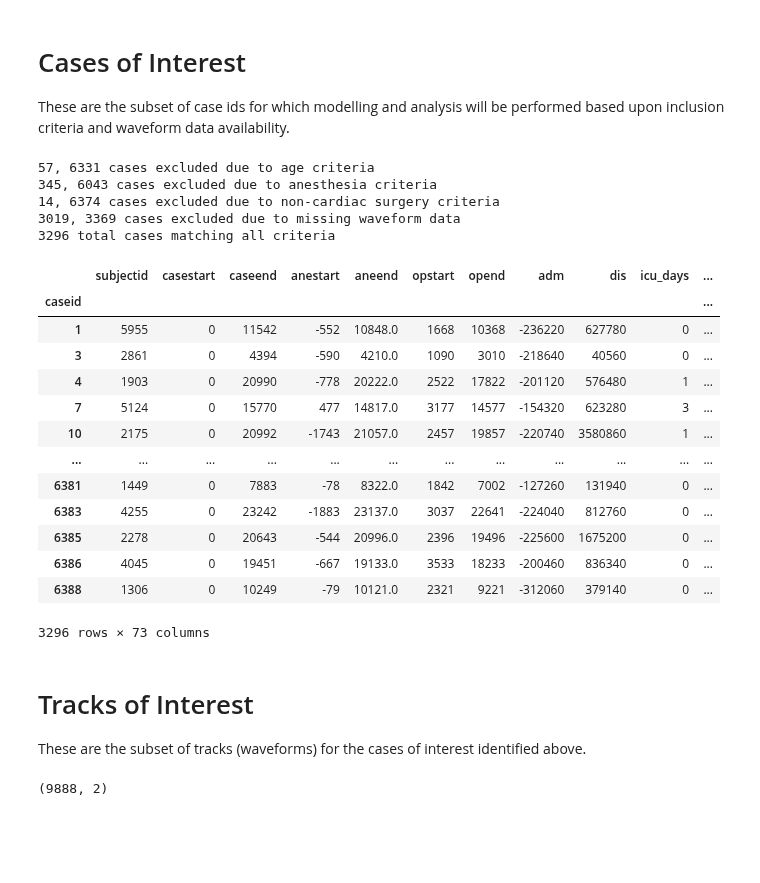
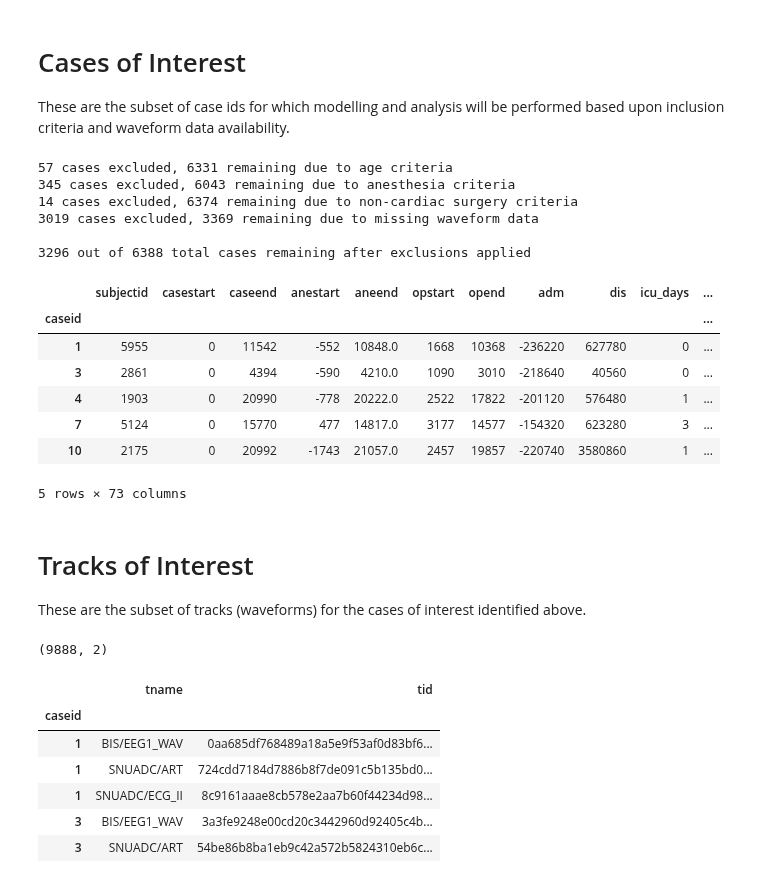
Before and after one commit to abarrie2/cs598-dlh-project, a Jupyter notebook: shaun.ipynb, the cells around one changed output. Cells and saved outputs as stored; diff of their text form; code cells hidden in the pictures; blank space fills up the shorter version.

```diff
--- a/shaun.ipynb
+++ b/shaun.ipynb
@@ -66,3 +70,21 @@ def vitaldb_dataframe_loader(dataset_name):
+# %%
+# Returns the Pandas DataFrame for the specified dataset.
+#   One of 'cases', 'labs', or 'trks'
+# If the file exists locally, create and return the DataFrame.
+# Else, download and cache the csv first, then return the DataFrame.
+def vitaldb_dataframe_loader(dataset_name):
+    if dataset_name not in ['cases', 'labs', 'trks']:
+        raise ValueError(f'Invalid dataset name: {dataset_name}')
+    file_path = f'{VITALDB_CACHE}/{VITAL_METADATA}/{dataset_name}.csv'
+    if os.path.isfile(file_path):
+        print(f'{dataset_name}.csv exists locally.')
+        df = pd.read_csv(file_path)
+        return df
+    else:
+        print(f'downloading {dataset_name} and storing in the local cache for future reuse.')
+        df = pd.read_csv(f'https://api.vitaldb.net/{dataset_name}')
+        df.to_csv(file_path, index=False)
+        return df
 # %% [markdown]
 # Cases
 # %%
@@ -205,24 +228,24 @@ These are the subset of case ids for which modelling and analysis will be perfor
 
 # adult
 inclusion_1 = cases.loc[cases['age'] >= 18].index
-print(f'{len(cases)-len(inclusion_1)}, {len(inclusion_1)} cases excluded due to age criteria')
+print(f'{len(cases)-len(inclusion_1)} cases excluded, {len(inclusion_1)} remaining due to age criteria')
 
 # general anesthesia
 inclusion_2 = cases.loc[cases['ane_type'] == 'General'].index
-print(f'{len(cases)-len(inclusion_2)}, {len(inclusion_2)} cases excluded due to anesthesia criteria')
+print(f'{len(cases)-len(inclusion_2)} cases excluded, {len(inclusion_2)} remaining due to anesthesia criteria')
 
 # non-cardiac surgery
 inclusion_3 = cases.loc[
     ~cases['opname'].str.contains("cardiac", case=False)
     & ~cases['opname'].str.contains("aneurysmal", case=False)
 ].index
-print(f'{len(cases)-len(inclusion_3)}, {len(inclusion_3)} cases excluded due to non-cardiac surgery criteria')
+print(f'{len(cases)-len(inclusion_3)} cases excluded, {len(inclusion_3)} remaining due to non-cardiac surgery criteria')
 
 # ABP, ECG, EEG waveforms
-track_names = ['SNUADC/ART', 'SNUADC/ECG_II', 'BIS/EEG1_WAV']
-inclusion_4 = trks.loc[trks['tname'].isin(track_names)].index.value_counts()
-inclusion_4 = inclusion_4[inclusion_4 == len(track_names)].index
-print(f'{len(cases)-len(inclusion_4)}, {len(inclusion_4)} cases excluded due to missing waveform data')
+TRACK_NAMES = ['SNUADC/ART', 'SNUADC/ECG_II', 'BIS/EEG1_WAV']
+inclusion_4 = trks.loc[trks['tname'].isin(TRACK_NAMES)].index.value_counts()
+inclusion_4 = inclusion_4[inclusion_4 == len(TRACK_NAMES)].index
+print(f'{len(cases)-len(inclusion_4)} cases excluded, {len(inclusion_4)} remaining due to missing waveform data')
 
 cases_of_interest_idx = inclusion_1 \
     .intersection(inclusion_2) \
@@ -231,32 +254,28 @@ cases_of_interest_idx = inclusion_1 \
 
 cases_of_interest = cases.loc[cases_of_interest_idx]
 
-print(f'{cases_of_interest_idx.shape[0]} total cases matching all criteria')
+print()
+print(f'{cases_of_interest_idx.shape[0]} out of {cases.shape[0]} total cases remaining after exclusions applied')
 # %% [output]
-57, 6331 cases excluded due to age criteria
-345, 6043 cases excluded due to anesthesia criteria
-14, 6374 cases excluded due to non-cardiac surgery criteria
-3019, 3369 cases excluded due to missing waveform data
-3296 total cases matching all criteria
+57 cases excluded, 6331 remaining due to age criteria
+345 cases excluded, 6043 remaining due to anesthesia criteria
+14 cases excluded, 6374 remaining due to non-cardiac surgery criteria
+3019 cases excluded, 3369 remaining due to missing waveform data
+
+3296 out of 6388 total cases remaining after exclusions applied
 # %%
-cases_of_interest
+cases_of_interest.head(n=5)
 # %% [output]
 |  | subjectid | casestart | caseend | anestart | aneend | opstart | opend | adm | dis | icu_days | ... |
 | caseid |  |  |  |  |  |  |  |  |  |  | ... |
 | 1 | 5955 | 0 | 11542 | -552 | 10848.0 | 1668 | 10368 | -236220 | 627780 | 0 | ... |
 | 3 | 2861 | 0 | 4394 | -590 | 4210.0 | 1090 | 3010 | -218640 | 40560 | 0 | ... |
 | 4 | 1903 | 0 | 20990 | -778 | 20222.0 | 2522 | 17822 | -201120 | 576480 | 1 | ... |
 | 7 | 5124 | 0 | 15770 | 477 | 14817.0 | 3177 | 14577 | -154320 | 623280 | 3 | ... |
 | 10 | 2175 | 0 | 20992 | -1743 | 21057.0 | 2457 | 19857 | -220740 | 3580860 | 1 | ... |
-| ... | ... | ... | ... | ... | ... | ... | ... | ... | ... | ... | ... |
-| 6381 | 1449 | 0 | 7883 | -78 | 8322.0 | 1842 | 7002 | -127260 | 131940 | 0 | ... |
-| 6383 | 4255 | 0 | 23242 | -1883 | 23137.0 | 3037 | 22641 | -224040 | 812760 | 0 | ... |
-| 6385 | 2278 | 0 | 20643 | -544 | 20996.0 | 2396 | 19496 | -225600 | 1675200 | 0 | ... |
-| 6386 | 4045 | 0 | 19451 | -667 | 19133.0 | 3533 | 18233 | -200460 | 836340 | 0 | ... |
-| 6388 | 1306 | 0 | 10249 | -79 | 10121.0 | 2321 | 9221 | -312060 | 379140 | 0 | ... |
-3296 rows × 73 columns
+5 rows × 73 columns
-# %% [markdown]
-# Tracks of Interest
-
-These are the subset of tracks (waveforms) for the cases of interest identified above.
+# %% [markdown]
+# Tracks of Interest
+
+These are the subset of tracks (waveforms) for the cases of interest identified above.
 # %%
@@ -265,4 +284,14 @@ trks_of_interest = trks.loc[cases_of_interest_idx][trks.loc[cases_of_interest_id
 trks_of_interest.shape
 # %% [output]
 (9888, 2)
+# %%
+trks_of_interest.head(n=5)
+# %% [output]
+|  | tname | tid |
+| caseid |  |  |
+| 1 | BIS/EEG1_WAV | 0aa685df768489a18a5e9f53af0d83bf6... |
+| 1 | SNUADC/ART | 724cdd7184d7886b8f7de091c5b135bd0... |
+| 1 | SNUADC/ECG_II | 8c9161aaae8cb578e2aa7b60f44234d98... |
+| 3 | BIS/EEG1_WAV | 3a3fe9248e00cd20c3442960d92405c4b... |
+| 3 | SNUADC/ART | 54be86b8ba1eb9c42a572b5824310eb6c... |
 # %%
```
Also changed, not shown: parts of 49 cells of this notebook, 1 other file.
